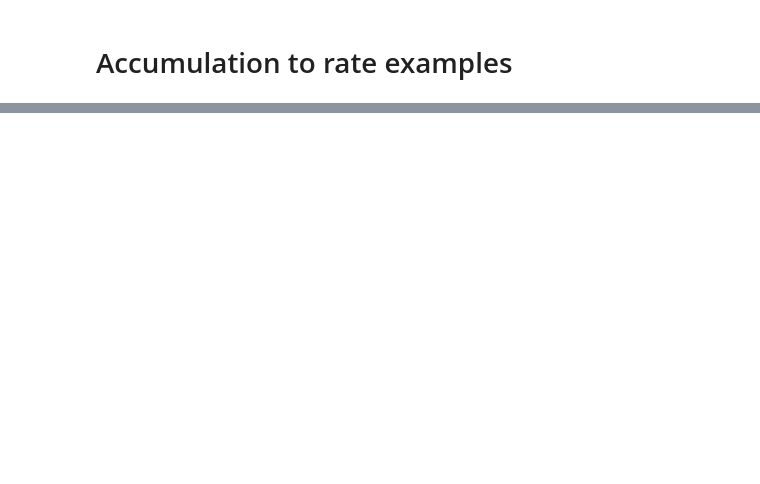
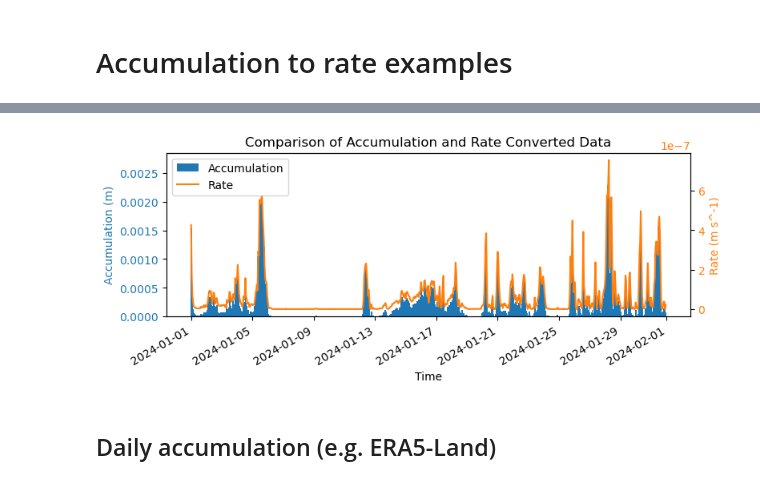
Before and after one commit to ecmwf/earthkit-transforms, a Jupyter notebook: docs/notebooks/temporal/05-accumulation-to-rate-examples.ipynb, the cells around one changed output, grey strips where cells are left out. Drawn from its saved outputs; the diff is of its cells as text; code cells hidden in the pictures; blank space fills up the shorter version.

```diff
--- a/docs/notebooks/temporal/05-accumulation-to-rate-examples.ipynb
+++ b/docs/notebooks/temporal/05-accumulation-to-rate-examples.ipynb
@@ -14,4 +20,8 @@ We have stored a small subset which is used for testing purposes.
 # %%
-# Get some demonstration ERA5 data, this could be any url or path to an ERA5 grib or netCDF file.
+# Open the demonstration ERA5 single levels data with earthkit data
 remote_era5_file = earthkit_remote_test_data_file("era5-sfc-precip-3deg-202401.grib")
 era5_data = ekd.from_source("url", remote_era5_file)
+
+# Open the data with xarray using the valid_time time dimension mode.
+ds_era5 = era5_data.to_xarray(time_dim_mode="valid_time")
+ds_era5
@@ -55,0 +50,3 @@ Data variables:
+# %%
+ds_era5_rate = ekt.temporal.accumulation_to_rate(ds_era5, accumulation_type="start_of_step")
+ds_era5_rate
@@ -55,0 +70,36 @@ Data variables:
+# %%
+# Plot the raw accumulation and the rate converted data for comparison.
+import matplotlib.pyplot as plt
+plot_point = {'latitude': 5, 'longitude': 5}
+fig, ax1 = plt.subplots(figsize=(8, 3))
+color = 'tab:blue'
+ax1.set_xlabel('Time')
+ax1.set_ylabel(f'Accumulation ({ds_era5["tp"].units})', color=color)
+ax1.bar(
+    ds_era5['valid_time'], ds_era5['tp'].isel(plot_point),
+    color=color, label='Accumulation', width=0.1, lw=0
+)
+ax1.tick_params(axis='y', labelcolor=color)
+
+ax2 = ax1.twinx()  # instantiate a second axes that shares the same x-axis
+color = 'tab:orange'
+ax2.set_ylabel(f'Rate ({ds_era5_rate["tp"].units})', color=color)  # we already handled the
+ax2.plot(
+    ds_era5_rate['valid_time'], ds_era5_rate['tp'].isel(plot_point),
+    color=color, label='Rate',  # ls='dotted',
+)
+ax2.tick_params(axis='y', labelcolor=color)
+plt.title('Comparison of Accumulation and Rate Converted Data')
+
+fig.tight_layout()  # otherwise the right y-label is slightly clipped
+fig.autofmt_xdate()
+
+# Plot legend with handles from both axes
+handles1, labels1 = ax1.get_legend_handles_labels()
+handles2, labels2 = ax2.get_legend_handles_labels()
+plt.legend(handles1 + handles2, labels1 + labels2)
+plt.show()
+# %% [output]
+[figure, added]
+# %% [markdown]
+## Daily accumulation (e.g. ERA5-Land)
```
Also changed, not shown: parts of 32 cells of this notebook, 3 other files.
